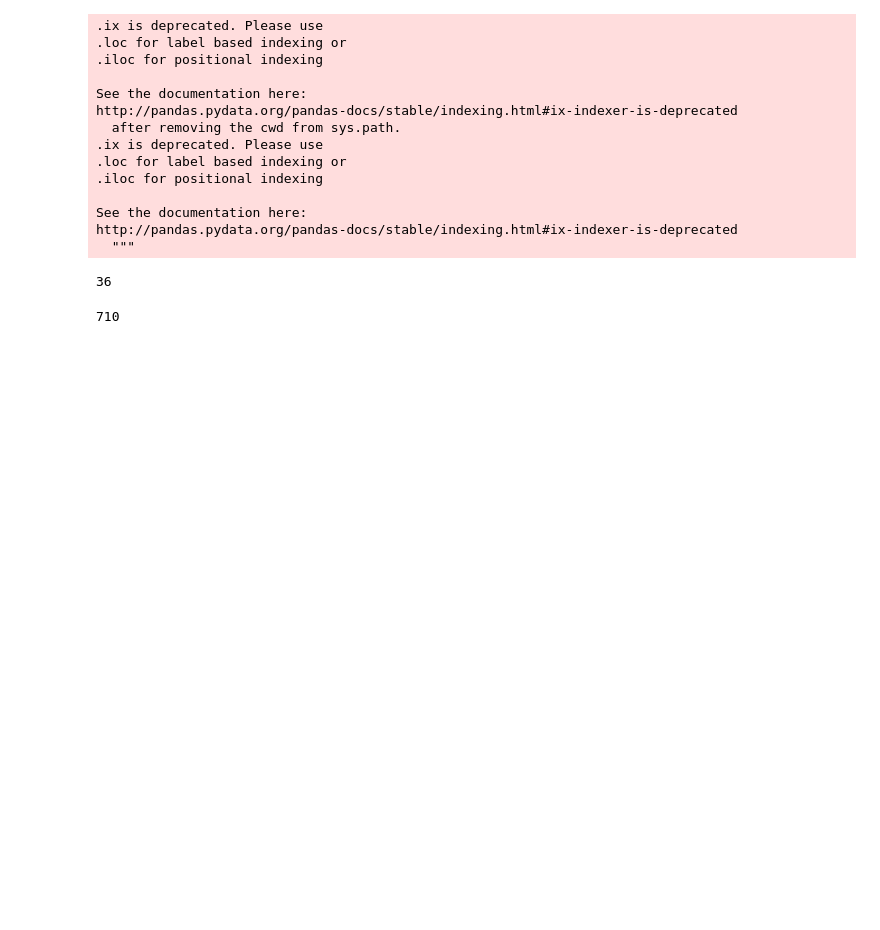
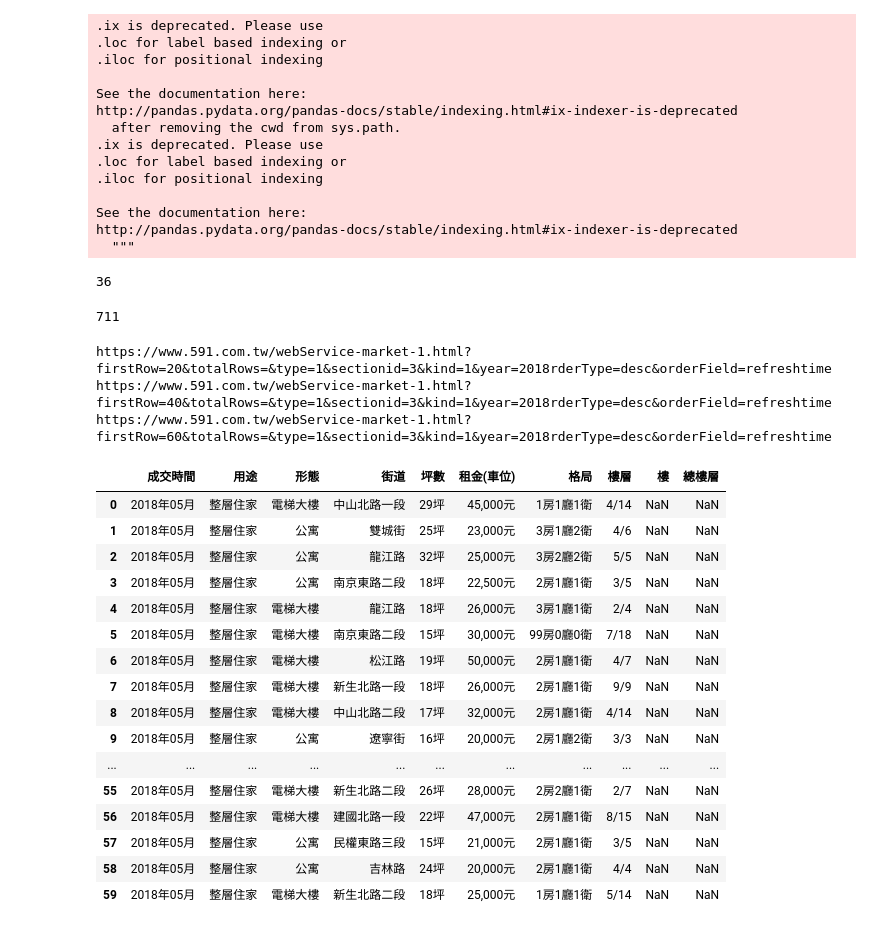
Before and after one commit to tonytommy4714/iii, a Jupyter notebook: 租屋爬蟲改.ipynb, the cells around one changed output. Saved outputs shown, nothing was run; the diff lists cells and outputs as text; code cells hidden in the pictures; blank space fills up the shorter version.

```diff
--- a/租屋爬蟲改.ipynb
+++ b/租屋爬蟲改.ipynb
@@ -353,12 +328,42 @@ page_number=soup.findAll('a',{'class':'pageNum-form'})
 int(page_number[-1].get_text())
 # %% [output]
 36
-# %%
-#抓總比數
-real_link='https://www.591.com.tw/webService-market-1.html?totalRows=710&type=1&sectionid=3&kind=2&year=2018&orderType=desc&orderField=refreshtime'
-res = requests.get( real_link , headers = head)
-soup = BeautifulSoup(res.text,"html.parser")
-page_number=soup.findAll('span',{'style':'float:right'})
-int(page_number[-1].get_text().replace('共','').replace('筆',''))
-# %% [output]
-710
+# %%
+#抓總比數
+def totalrow(a):
+    head={'User-Agent': 'Mozilla/5.0 (Windows NT 10.0; Win64; x64) AppleWebKit/537.36 (KHTML, like Gecko) Chrome/66.0.3359.139 Safari/537.36'}
+    real_link=a
+    res = requests.get( real_link , headers = head)
+    soup = BeautifulSoup(res.text,"html.parser")
+    page_number=soup.findAll('span',{'style':'float:right'})
+    b=int(page_number[-1].get_text().replace('共','').replace('筆',''))
+    return b
+print(totalrow('https://www.591.com.tw/webService-market-1.html?totalRows=&type=1&sectionid=3&kind=2&year=2018&orderType=desc&orderField=refreshtime'))
+# %% [output]
+711
+# %%
+g=reptile(60,3,1,2018)
+# %% [output]
+https://www.591.com.tw/webService-market-1.html?firstRow=20&totalRows=&type=1&sectionid=3&kind=1&year=2018rderType=desc&orderField=refreshtime
+https://www.591.com.tw/webService-market-1.html?firstRow=40&totalRows=&type=1&sectionid=3&kind=1&year=2018rderType=desc&orderField=refreshtime
+https://www.591.com.tw/webService-market-1.html?firstRow=60&totalRows=&type=1&sectionid=3&kind=1&year=2018rderType=desc&orderField=refreshtime
+# %%
+g
+# %% [output]
+|  | 成交時間 | 用途 | 形態 | 街道 | 坪數 | 租金(車位) | 格局 | 樓層 | 樓 | 總樓層 |
+| 0 | 2018年05月 | 整層住家 | 電梯大樓 | 中山北路一段 | 29坪 | 45,000元 | 1房1廳1衛 | 4/14 | NaN | NaN |
+| 1 | 2018年05月 | 整層住家 | 公寓 | 雙城街 | 25坪 | 23,000元 | 3房1廳2衛 | 4/6 | NaN | NaN |
+| 2 | 2018年05月 | 整層住家 | 公寓 | 龍江路 | 32坪 | 25,000元 | 3房2廳2衛 | 5/5 | NaN | NaN |
+| 3 | 2018年05月 | 整層住家 | 公寓 | 南京東路二段 | 18坪 | 22,500元 | 2房1廳1衛 | 3/5 | NaN | NaN |
+| 4 | 2018年05月 | 整層住家 | 電梯大樓 | 龍江路 | 18坪 | 26,000元 | 3房1廳1衛 | 2/4 | NaN | NaN |
+| 5 | 2018年05月 | 整層住家 | 電梯大樓 | 南京東路二段 | 15坪 | 30,000元 | 99房0廳0衛 | 7/18 | NaN | NaN |
+| 6 | 2018年05月 | 整層住家 | 電梯大樓 | 松江路 | 19坪 | 50,000元 | 2房1廳1衛 | 4/7 | NaN | NaN |
+| 7 | 2018年05月 | 整層住家 | 電梯大樓 | 新生北路一段 | 18坪 | 26,000元 | 2房1廳1衛 | 9/9 | NaN | NaN |
+| 8 | 2018年05月 | 整層住家 | 電梯大樓 | 中山北路二段 | 17坪 | 32,000元 | 2房1廳1衛 | 4/14 | NaN | NaN |
+| 9 | 2018年05月 | 整層住家 | 公寓 | 遼寧街 | 16坪 | 20,000元 | 2房1廳2衛 | 3/3 | NaN | NaN |
+| ... | ... | ... | ... | ... | ... | ... | ... | ... | ... | ... |
+| 55 | 2018年05月 | 整層住家 | 電梯大樓 | 新生北路二段 | 26坪 | 28,000元 | 2房2廳1衛 | 2/7 | NaN | NaN |
+| 56 | 2018年05月 | 整層住家 | 電梯大樓 | 建國北路一段 | 22坪 | 47,000元 | 2房1廳1衛 | 8/15 | NaN | NaN |
+| 57 | 2018年05月 | 整層住家 | 公寓 | 民權東路三段 | 15坪 | 21,000元 | 2房1廳1衛 | 3/5 | NaN | NaN |
+| 58 | 2018年05月 | 整層住家 | 公寓 | 吉林路 | 24坪 | 20,000元 | 2房1廳1衛 | 4/4 | NaN | NaN |
+| 59 | 2018年05月 | 整層住家 | 電梯大樓 | 新生北路二段 | 18坪 | 25,000元 | 1房1廳1衛 | 5/14 | NaN | NaN |
```
Also changed, not shown: parts of 2 cells of this notebook.
